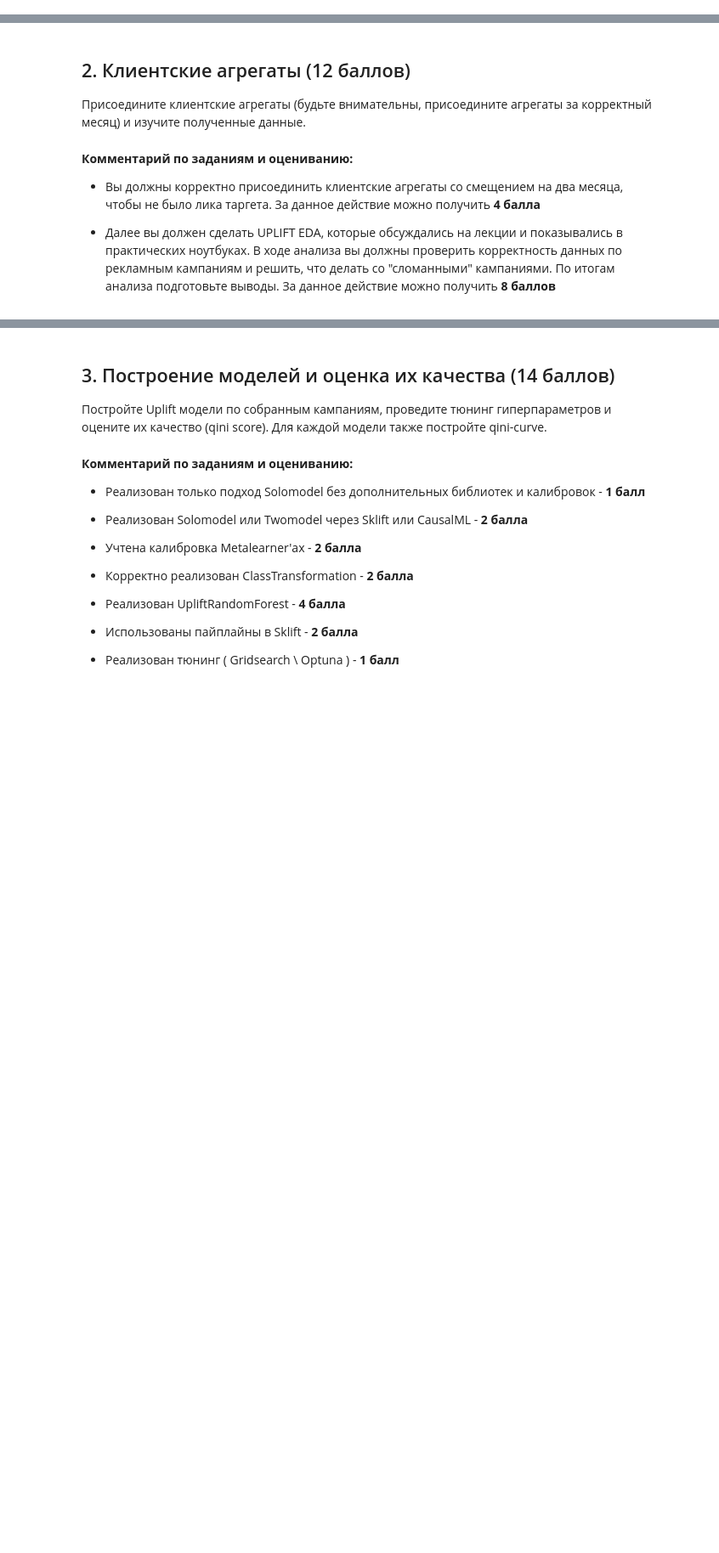
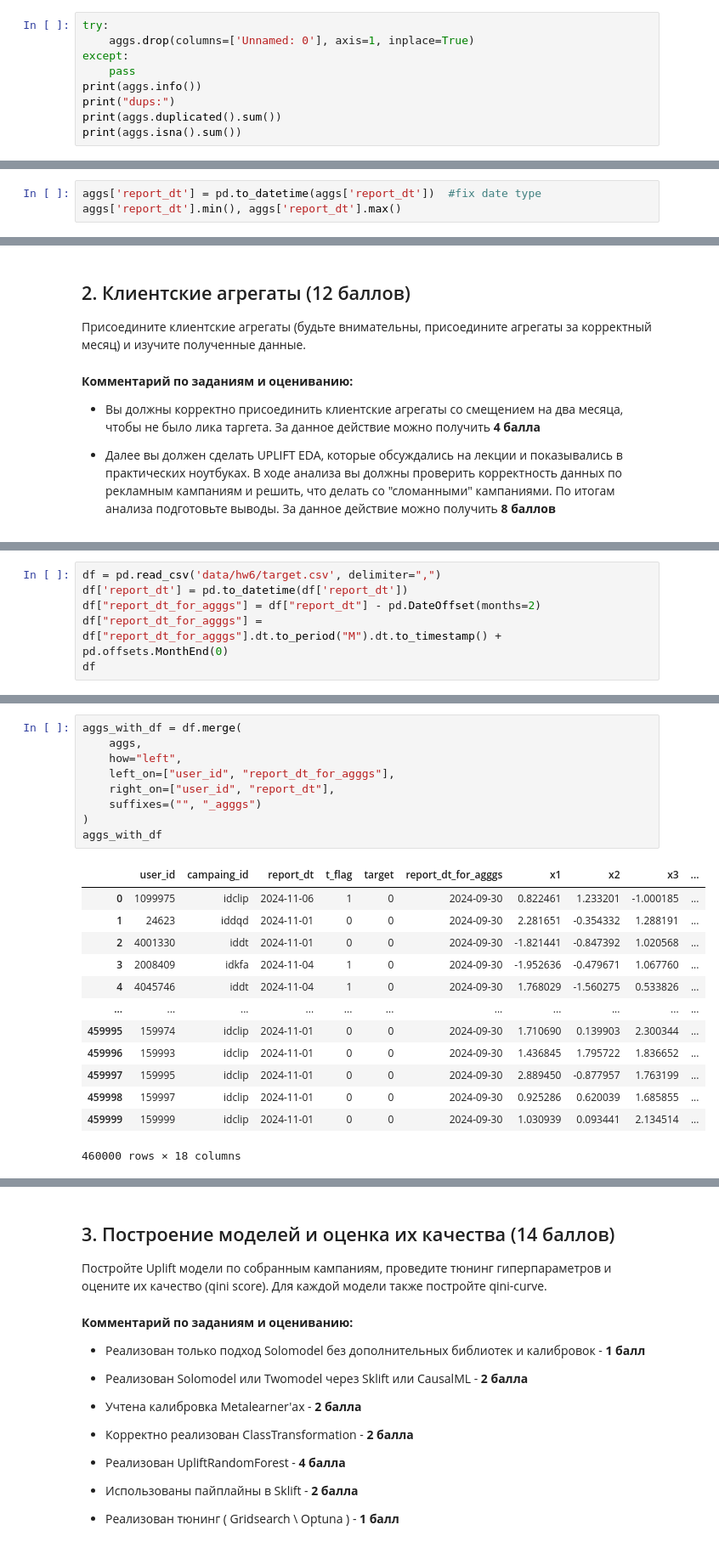
Before and after one commit to Eflarus/hse-ml-hw, a Jupyter notebook: AI HW6 Uplift.ipynb, the cells around one changed output, grey strips where cells are left out. Shown at 85% size. Saved outputs shown, nothing was run; the diff lists cells and outputs as text; blank space fills up the shorter version.

```diff
--- a/AI HW6 Uplift.ipynb
+++ b/AI HW6 Uplift.ipynb
@@ -153,0 +241,9 @@ with zipfile.ZipFile('Data.zip', 'r') as zip_ref:
+# %%
+try:
+    aggs.drop(columns=['Unnamed: 0'], axis=1, inplace=True)
+except:
+    pass
+print(aggs.info())
+print("dups:")
+print(aggs.duplicated().sum())
+print(aggs.isna().sum())
@@ -153,0 +268,3 @@ with zipfile.ZipFile('Data.zip', 'r') as zip_ref:
+# %%
+aggs['report_dt'] = pd.to_datetime(aggs['report_dt'])  #fix date type
+aggs['report_dt'].min(), aggs['report_dt'].max()
@@ -167,0 +696,6 @@ with zipfile.ZipFile('Data.zip', 'r') as zip_ref:
+# %%
+df = pd.read_csv('data/hw6/target.csv', delimiter=",")
+df['report_dt'] = pd.to_datetime(df['report_dt'])
+df["report_dt_for_agggs"] = df["report_dt"] - pd.DateOffset(months=2)
+df["report_dt_for_agggs"] = df["report_dt_for_agggs"].dt.to_period("M").dt.to_timestamp() + pd.offsets.MonthEnd(0)
+df
@@ -167,0 +716,23 @@ with zipfile.ZipFile('Data.zip', 'r') as zip_ref:
+# %%
+aggs_with_df = df.merge(
+    aggs,
+    how="left",
+    left_on=["user_id", "report_dt_for_agggs"],
+    right_on=["user_id", "report_dt"],
+    suffixes=("", "_agggs")
+)
+aggs_with_df
+# %% [output]
+|  | user_id | campaing_id | report_dt | t_flag | target | report_dt_for_agggs | x1 | x2 | x3 | ... |
+| 0 | 1099975 | idclip | 2024-11-06 | 1 | 0 | 2024-09-30 | 0.822461 | 1.233201 | -1.000185 | ... |
+| 1 | 24623 | iddqd | 2024-11-01 | 0 | 0 | 2024-09-30 | 2.281651 | -0.354332 | 1.288191 | ... |
+| 2 | 4001330 | iddt | 2024-11-01 | 0 | 0 | 2024-09-30 | -1.821441 | -0.847392 | 1.020568 | ... |
+| 3 | 2008409 | idkfa | 2024-11-04 | 1 | 0 | 2024-09-30 | -1.952636 | -0.479671 | 1.067760 | ... |
+| 4 | 4045746 | iddt | 2024-11-04 | 1 | 0 | 2024-09-30 | 1.768029 | -1.560275 | 0.533826 | ... |
+| ... | ... | ... | ... | ... | ... | ... | ... | ... | ... | ... |
+| 459995 | 159974 | idclip | 2024-11-01 | 0 | 0 | 2024-09-30 | 1.710690 | 0.139903 | 2.300344 | ... |
+| 459996 | 159993 | idclip | 2024-11-01 | 0 | 0 | 2024-09-30 | 1.436845 | 1.795722 | 1.836652 | ... |
+| 459997 | 159995 | idclip | 2024-11-01 | 0 | 0 | 2024-09-30 | 2.889450 | -0.877957 | 1.763199 | ... |
+| 459998 | 159997 | idclip | 2024-11-01 | 0 | 0 | 2024-09-30 | 0.925286 | 0.620039 | 1.685855 | ... |
+| 459999 | 159999 | idclip | 2024-11-01 | 0 | 0 | 2024-09-30 | 1.030939 | 0.093441 | 2.134514 | ... |
+460000 rows × 18 columns
```
Also changed, not shown: parts of 79 cells of this notebook, 4 other files.
